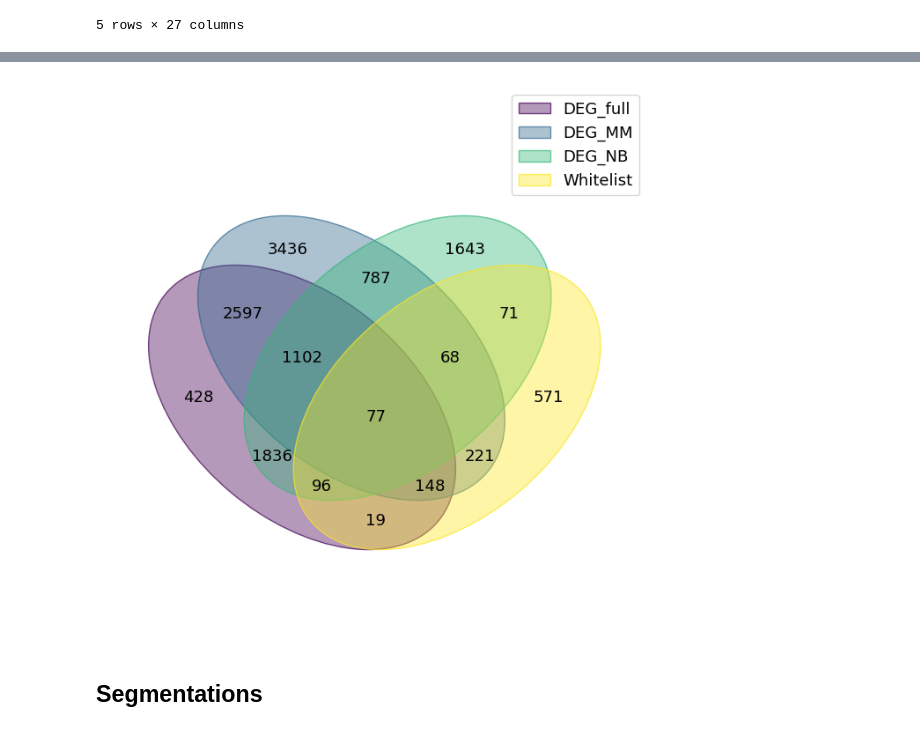
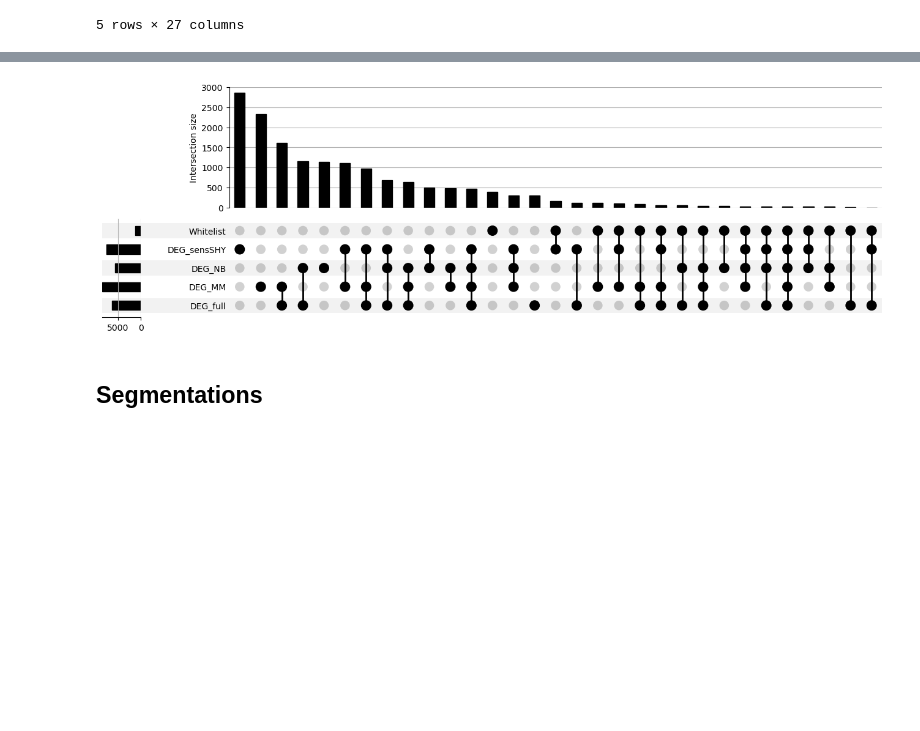
Before and after one commit to Lucmeister55/lvisser, a Jupyter notebook: segment_pm.ipynb, the cells around one changed output, grey strips where cells are left out. Cells and saved outputs as stored; diff of their text form; code cells hidden in the pictures; blank space fills up the shorter version.

```diff
--- a/segment_pm.ipynb
+++ b/segment_pm.ipynb
@@ -592,3 +592,9 @@ DEG_NB.head()
 | 3305 | ENSG00000181409 | 976.639213 | 1.833288 | 0.764831 | 3.385742e-04 | 3.028324e-03 | 1255.717715 | 1856.692358 | 1167.884706 | ... |
 | 1582 | ENSG00000183044 | 828.233291 | 2.521342 | 0.591109 | 1.607957e-06 | 3.003619e-05 | 452.674014 | 1958.895607 | 738.568833 | ... |
 5 rows × 27 columns
+# %%
+DEG_sensSHY = pd.read_csv("/data/lvisser/DE_genes/DE_results_human_RvsS_sensSHY.csv")
+DEG_sensSHY = DEG_sensSHY[DEG_sensSHY["padj"] < 0.05]
+DEG_sensSHY = DEG_sensSHY.rename(columns = {DEG_sensSHY.columns[0]: "Gene", "name": "gene_symbol"}).reset_index(drop = True).sort_values("gene_symbol")
+print(DEG_sensSHY.shape)
+DEG_sensSHY.head()
@@ -595,19 +609,27 @@ DEG_NB.head()
 # %%
+from upsetplot import from_contents, plot
+import matplotlib.pyplot as plt
+import warnings
+warnings.filterwarnings('ignore')
+
 # Get the sets of 'gene_symbol' from each DataFrame
 set1 = set(DEG_full['gene_symbol'])
 set2 = set(DEG_MM['gene_symbol'])
 set3 = set(DEG_NB['gene_symbol'])
-set4 = set(whitelist['gene_symbol'])
+set4 = set(DEG_sensSHY['gene_symbol'])
+set5 = set(whitelist['gene_symbol'])
 
-# Create a dictionary of sets for the Venn diagram
-venn_sets = {'DEG_full': set1, 'DEG_MM': set2, 'DEG_NB': set3, 'Whitelist': set4}
+# Create a dictionary of sets for the UpSet plot
+data_sets = {'DEG_full': set1, 'DEG_MM': set2, 'DEG_NB': set3, 'DEG_sensSHY': set4, 'Whitelist': set5}
 
-# Create the Venn diagram
-venn(venn_sets)
+# Create the UpSet plot data
+upset_data = from_contents(data_sets)
 
+# Plot the data, sorted by the size of the intersections in descending order
+plot(upset_data, sort_by='cardinality', sort_categories_by=None)
 plt.show()
 # %% [output]
-[figure, old version]
+[figure, new version]
 # %% [markdown]
 ## Segmentations
 # %% [markdown]
```
Also changed, not shown: parts of 2 cells of this notebook, 6 other files.
